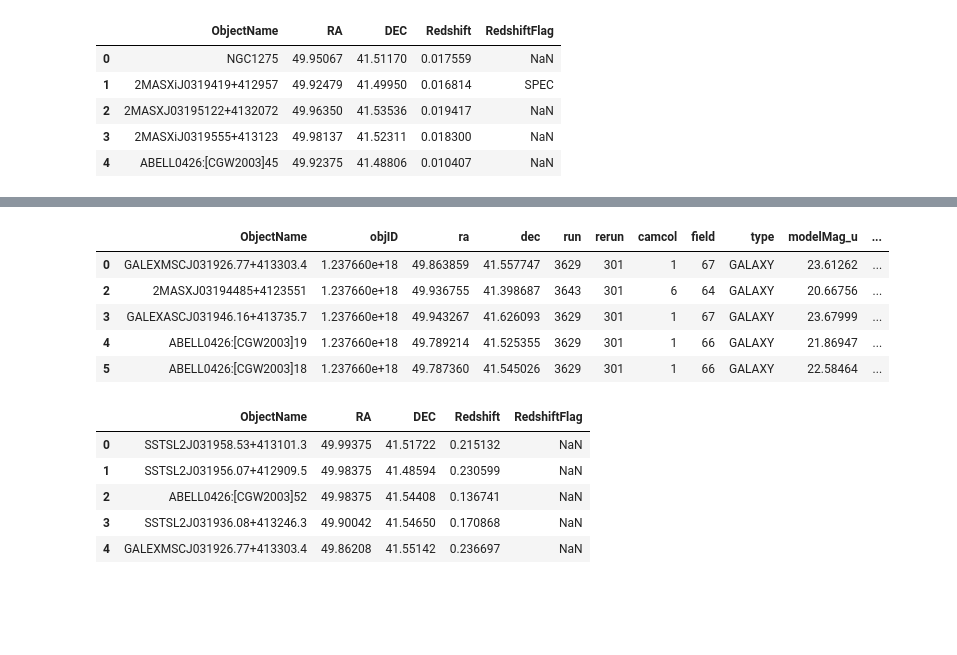
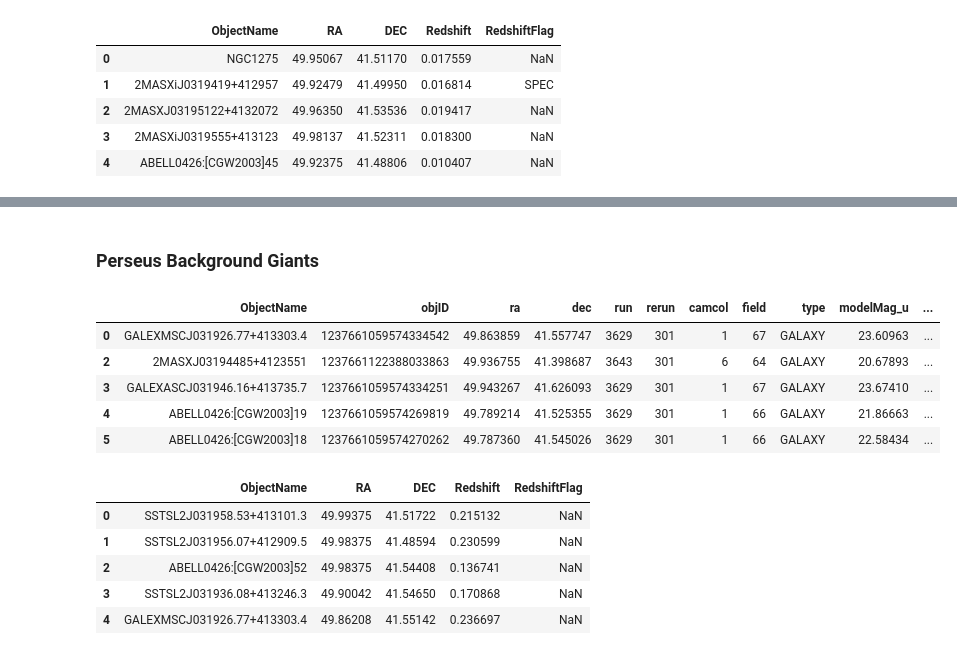
Before and after one commit to danbanan/Perseus-vs-background, a Jupyter notebook: perseus-redshifts.ipynb, the cells around one changed output, grey strips where cells are left out. Saved outputs shown, nothing was run; the diff lists cells and outputs as text; code cells hidden in the pictures; blank space fills up the shorter version.

```diff
--- a/perseus-redshifts.ipynb
+++ b/perseus-redshifts.ipynb
@@ -41,17 +41,19 @@ perseus.head() # 183 galaxies in total
 # %%
 # Export merged dataset
 perseus.to_csv(r'./complete/perseus.csv', index=False)
+# %% [markdown]
+### Perseus Background Giants
 # %%
-perseus_back_sdss = pd.read_csv('./sdss/background.csv')
+perseus_back_sdss = pd.read_csv('./sdss/perseus-back.csv')
 perseus_back_sdss = perseus_back_sdss[perseus_back_sdss.type!='STAR']
 perseus_back_sdss.head()
 # %% [output]
 |  | ObjectName | objID | ra | dec | run | rerun | camcol | field | type | modelMag_u | ... |
-| 0 | GALEXMSCJ031926.77+413303.4 | 1.237660e+18 | 49.863859 | 41.557747 | 3629 | 301 | 1 | 67 | GALAXY | 23.61262 | ... |
-| 2 | 2MASXJ03194485+4123551 | 1.237660e+18 | 49.936755 | 41.398687 | 3643 | 301 | 6 | 64 | GALAXY | 20.66756 | ... |
-| 3 | GALEXASCJ031946.16+413735.7 | 1.237660e+18 | 49.943267 | 41.626093 | 3629 | 301 | 1 | 67 | GALAXY | 23.67999 | ... |
-| 4 | ABELL0426:[CGW2003]19 | 1.237660e+18 | 49.789214 | 41.525355 | 3629 | 301 | 1 | 66 | GALAXY | 21.86947 | ... |
-| 5 | ABELL0426:[CGW2003]18 | 1.237660e+18 | 49.787360 | 41.545026 | 3629 | 301 | 1 | 66 | GALAXY | 22.58464 | ... |
+| 0 | GALEXMSCJ031926.77+413303.4 | 1237661059574334542 | 49.863859 | 41.557747 | 3629 | 301 | 1 | 67 | GALAXY | 23.60963 | ... |
+| 2 | 2MASXJ03194485+4123551 | 1237661122388033863 | 49.936755 | 41.398687 | 3643 | 301 | 6 | 64 | GALAXY | 20.67893 | ... |
+| 3 | GALEXASCJ031946.16+413735.7 | 1237661059574334251 | 49.943267 | 41.626093 | 3629 | 301 | 1 | 67 | GALAXY | 23.67410 | ... |
+| 4 | ABELL0426:[CGW2003]19 | 1237661059574269819 | 49.789214 | 41.525355 | 3629 | 301 | 1 | 66 | GALAXY | 21.86663 | ... |
+| 5 | ABELL0426:[CGW2003]18 | 1237661059574270262 | 49.787360 | 41.545026 | 3629 | 301 | 1 | 66 | GALAXY | 22.58434 | ... |
 # %%
 perseus_back_ned = pd.read_csv('./ned/background.csv')
 perseus_back_ned = perseus_back_ned[perseus_back_ned.RedshiftFlag!='PHOT']
```
Also changed, not shown: parts of 3 cells of this notebook, 11 other files.
